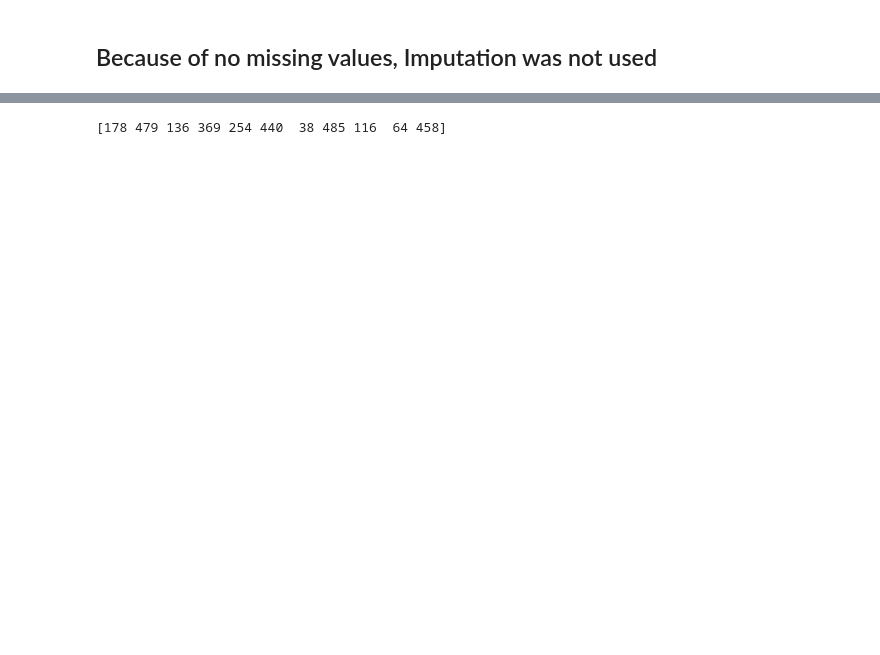
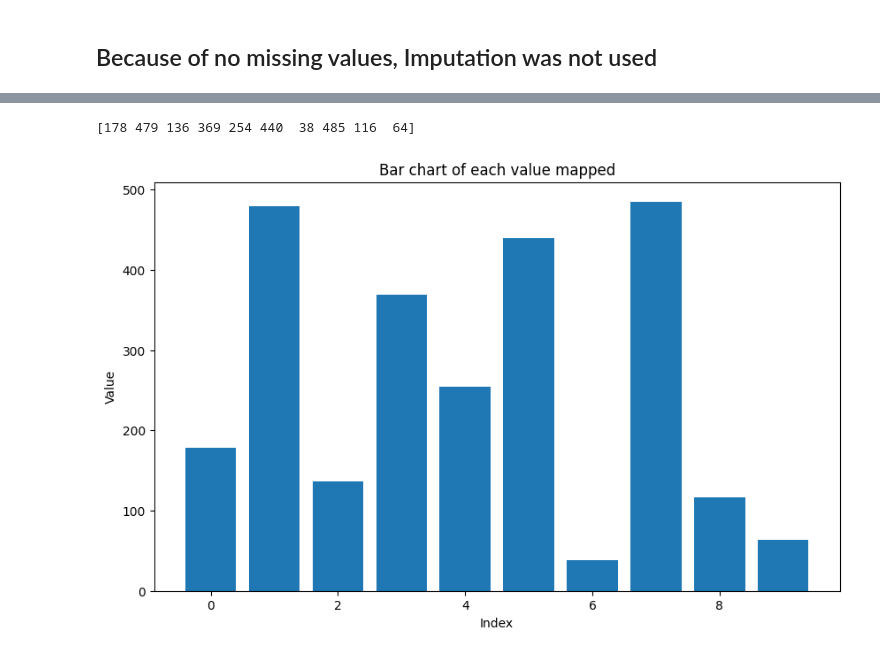
Before and after one commit to aym183/Satellite-Image-Classification, a Jupyter notebook: task1.ipynb, the cells around one changed output, grey strips where cells are left out. Saved outputs shown, nothing was run; the diff lists cells and outputs as text; code cells hidden in the pictures; blank space fills up the shorter version.

Commit message:
Added cross validation and visualisation

```diff
--- a/task1.ipynb
+++ b/task1.ipynb
@@ -120,39 +124,74 @@ Pearson Classification Evaluation Table
 # %%
 # ------- TRANSFORMATION [Standardise it] ---------
 # Normalisation -> Feature selection
 # Whats Standard Scaler
 # ------- FEATURE SELECTION -> PEARSON CLASSIFICATION [Helps estimate the importance of a feature] ---------
     # Somehow visualise this
 
 # Feature selection (if x features are highly correlated, remove some because dont need all)
 
+# Scaler
 
 ## WHY NORMALISATION BEFORE PR Coeffeciant & Feature Selection -> Normalization ensures that all features are on a similar scale, which can help prevent certain features from dominating the correlation calculations or feature selection process due to differences in their scales.
-min_max_scaler = MinMaxScaler(feature_range=(0, 1)) # Is -1, 1 right?
+ # Is -1, 1 right?
+
+# Why? Because the classes numbers dont mean anything and are separate
+# ohc = OneHotEncoder(categories='auto', dtype=float)
+# x_ohc = ohc.fit_transform(x_train)
+# x_test_ohc = ohc.fit_transform(x_test)
+# --------------- EVALUATE DIFFERENT NORMALISATION METHODS [BEST PERFORMANCE IS MinMaxScaler]
+
+min_max_scaler = MinMaxScaler(feature_range=(-1, 1)) # ------ Doing normalisation before/after pearson has no impact
 x_train_norm = min_max_scaler.fit_transform(x_train)
 x_test_norm = min_max_scaler.fit_transform(x_test)
 
+# standard_scaler = StandardScaler()
+# x_train_norm = standard_scaler.fit_transform(x_train)
+# x_test_norm = standard_scaler.fit_transform(x_test)
+
+# robust_scaler = RobustScaler()
+# x_train_norm = robust_scaler.fit_transform(x_train)
+# x_test_norm = robust_scaler.fit_transform(x_test)
+
+# -------------------------------------------------------
+
+# Any difference bwn SelectKBest and Pearson?
+# skb = SelectKBest(r_regression, k=10)
+# skb.fit(x_train, y_train)
+# x_train_fit = skb.transform(x_train)
+# x_test_fit = skb.transform(x_test)
+
+
+# ----- Standard Scaler and MIN MAX SCALER DIFFERENCE
+
+# Take a look at the correlation values
 pr_coeff = r_regression(x_train_norm, y_train)
+# print(pr_coeff)
 imp_features = np.argsort(np.abs(pr_coeff))
 
-# Standard Scaler??
-print(imp_features[:11])
+print(imp_features[:10])
+
+data = imp_features[:10]
+plt.figure(figsize=(10, 6))
+plt.bar(range(len(data)), data)
+plt.xlabel('Index')
+plt.ylabel('Value')
+plt.title('Bar chart of each value mapped')
+plt.show()
+
+
 # correlation_matrix = np.corrcoef(x_train_norm, rowvar=False)
 
 # Min - -0.318938080678068
 # Max - 0.3630486169457985
 
-# print(correlation_matrix)
-# for i in correlation_matrix:
-#     print(i)
-    # if i > 0.5:
-    #     print(i)
+# ----------------------------------------------------------------
 
-# def pearson_classification(input_array):
-#     for idx in range(input_array.shape[1]):
-#         print(f"This are the features {idx}")
+# One-Hot Encoding -> The categorical feature is not ordinal
+# Label and Ordinal Encoding -> The categorical feature is ordinal (Like JR, SR, high school)
 # %% [output]
-[178 479 136 369 254 440  38 485 116  64 458]
+[178 479 136 369 254 440  38 485 116  64]
+[figure, added]
 # %%
 # What does the C hyperparameterisation do?
 # What parameters can be optimised in SVC
```
Also changed, not shown: parts of 6 cells of this notebook.
